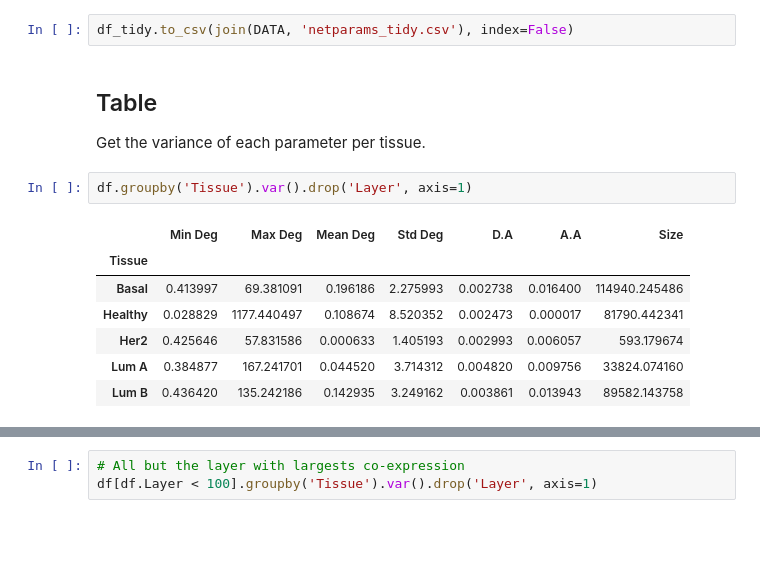
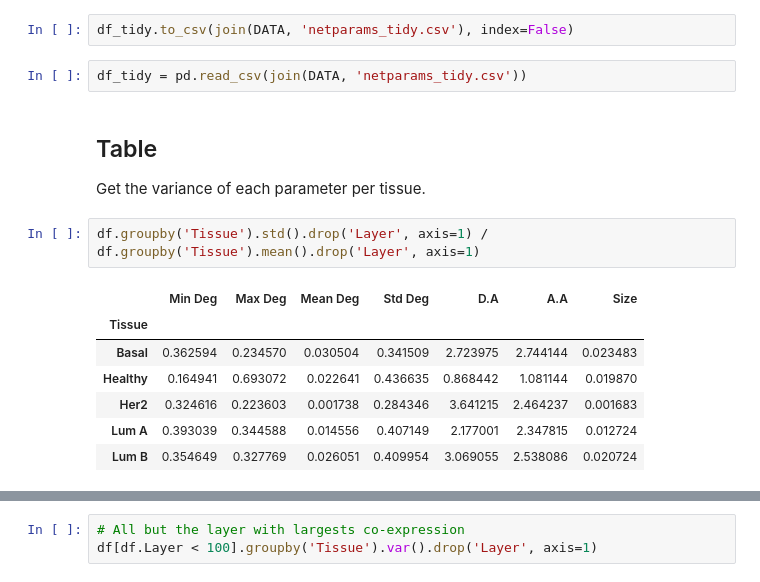
Before and after one commit to rodogi/cdana, a Jupyter notebook: Results_2.ipynb, the cells around one changed output, grey strips where cells are left out. Saved outputs shown, nothing was run; the diff lists cells and outputs as text; blank space fills up the shorter version.

```diff
--- a/Results_2.ipynb
+++ b/Results_2.ipynb
@@ -105,16 +109,18 @@ df_tidy.head()
 | 4 | Healthy | 30 | Mean Deg | 14.479928 |
 # %%
 df_tidy.to_csv(join(DATA, 'netparams_tidy.csv'), index=False)
+# %%
+df_tidy = pd.read_csv(join(DATA, 'netparams_tidy.csv'))
 # %% [markdown]
 ## Table
 Get the variance of each parameter per tissue.
 # %%
-df.groupby('Tissue').var().drop('Layer', axis=1)
+df.groupby('Tissue').std().drop('Layer', axis=1) / df.groupby('Tissue').mean().drop('Layer', axis=1)
 # %% [output]
 |  | Min Deg | Max Deg | Mean Deg | Std Deg | D.A | A.A | Size |
 | Tissue |  |  |  |  |  |  |  |
-| Basal | 0.413997 | 69.381091 | 0.196186 | 2.275993 | 0.002738 | 0.016400 | 114940.245486 |
-| Healthy | 0.028829 | 1177.440497 | 0.108674 | 8.520352 | 0.002473 | 0.000017 | 81790.442341 |
-| Her2 | 0.425646 | 57.831586 | 0.000633 | 1.405193 | 0.002993 | 0.006057 | 593.179674 |
-| Lum A | 0.384877 | 167.241701 | 0.044520 | 3.714312 | 0.004820 | 0.009756 | 33824.074160 |
-| Lum B | 0.436420 | 135.242186 | 0.142935 | 3.249162 | 0.003861 | 0.013943 | 89582.143758 |
+| Basal | 0.362594 | 0.234570 | 0.030504 | 0.341509 | 2.723975 | 2.744144 | 0.023483 |
+| Healthy | 0.164941 | 0.693072 | 0.022641 | 0.436635 | 0.868442 | 1.081144 | 0.019870 |
+| Her2 | 0.324616 | 0.223603 | 0.001738 | 0.284346 | 3.641215 | 2.464237 | 0.001683 |
+| Lum A | 0.393039 | 0.344588 | 0.014556 | 0.407149 | 2.177001 | 2.347815 | 0.012724 |
+| Lum B | 0.354649 | 0.327769 | 0.026051 | 0.409954 | 3.069055 | 2.538086 | 0.020724 |
```
Also changed, not shown: parts of 9 cells of this notebook, 8 other files.
